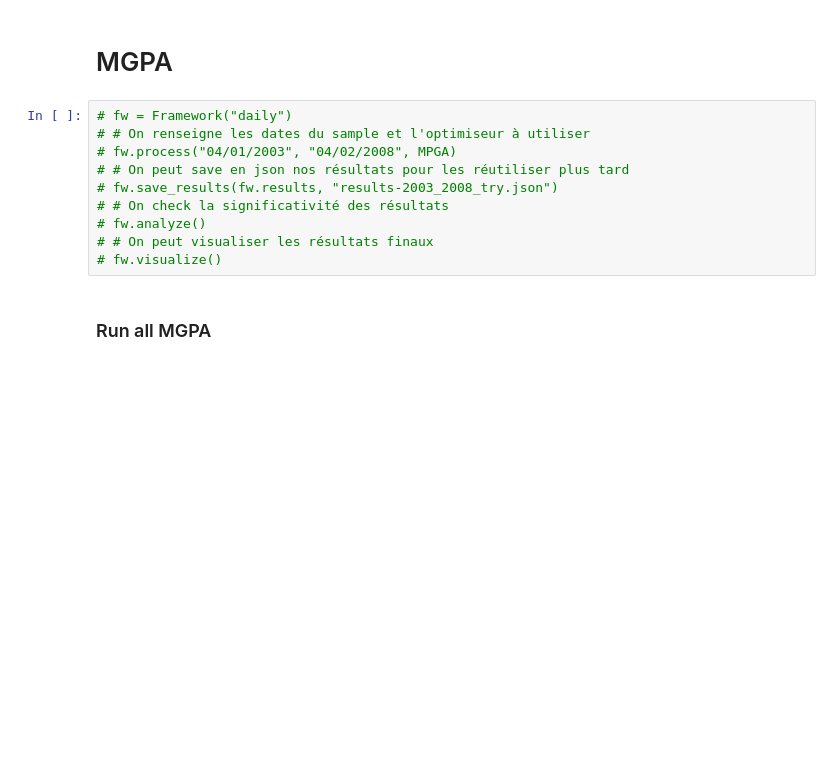
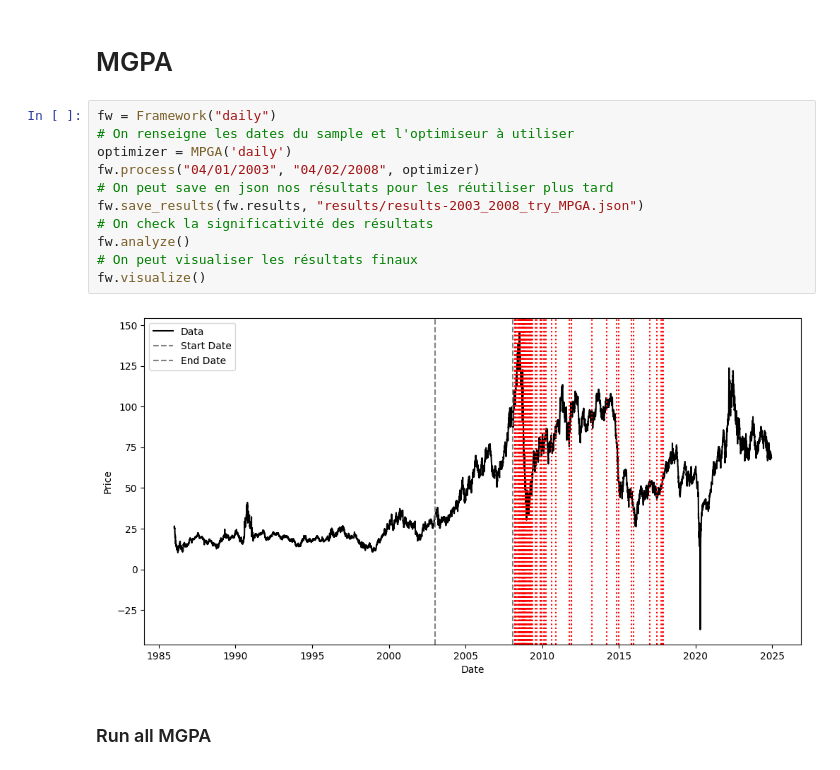
Before and after one commit to baptistedfr/Predicting-Oil-Price-Turning-Points, a Jupyter notebook: framework_use.ipynb, the cells around one changed output. Cells and saved outputs as stored; diff of their text form; blank space fills up the shorter version.

```diff
--- a/framework_use.ipynb
+++ b/framework_use.ipynb
@@ -49,15 +52,18 @@ Running process for Set 3 from 29/04/2011 to 01/08/2015
 # %% [markdown]
 # MGPA
 # %%
-# fw = Framework("daily")
-# # On renseigne les dates du sample et l'optimiseur à utiliser
-# fw.process("04/01/2003", "04/02/2008", MPGA)
-# # On peut save en json nos résultats pour les réutiliser plus tard
-# fw.save_results(fw.results, "results-2003_2008_try.json")
-# # On check la significativité des résultats
-# fw.analyze()
-# # On peut visualiser les résultats finaux
-# fw.visualize()
+fw = Framework("daily")
+# On renseigne les dates du sample et l'optimiseur à utiliser
+optimizer = MPGA('daily')
+fw.process("04/01/2003", "04/02/2008", optimizer)
+# On peut save en json nos résultats pour les réutiliser plus tard
+fw.save_results(fw.results, "results/results-2003_2008_try_MPGA.json")
+# On check la significativité des résultats
+fw.analyze()
+# On peut visualiser les résultats finaux
+fw.visualize()
+# %% [output]
+[figure, added]
 # %% [markdown]
 ### Run all MGPA
 # %%
```
Also changed, not shown: parts of 7 cells of this notebook, 23 other files.
